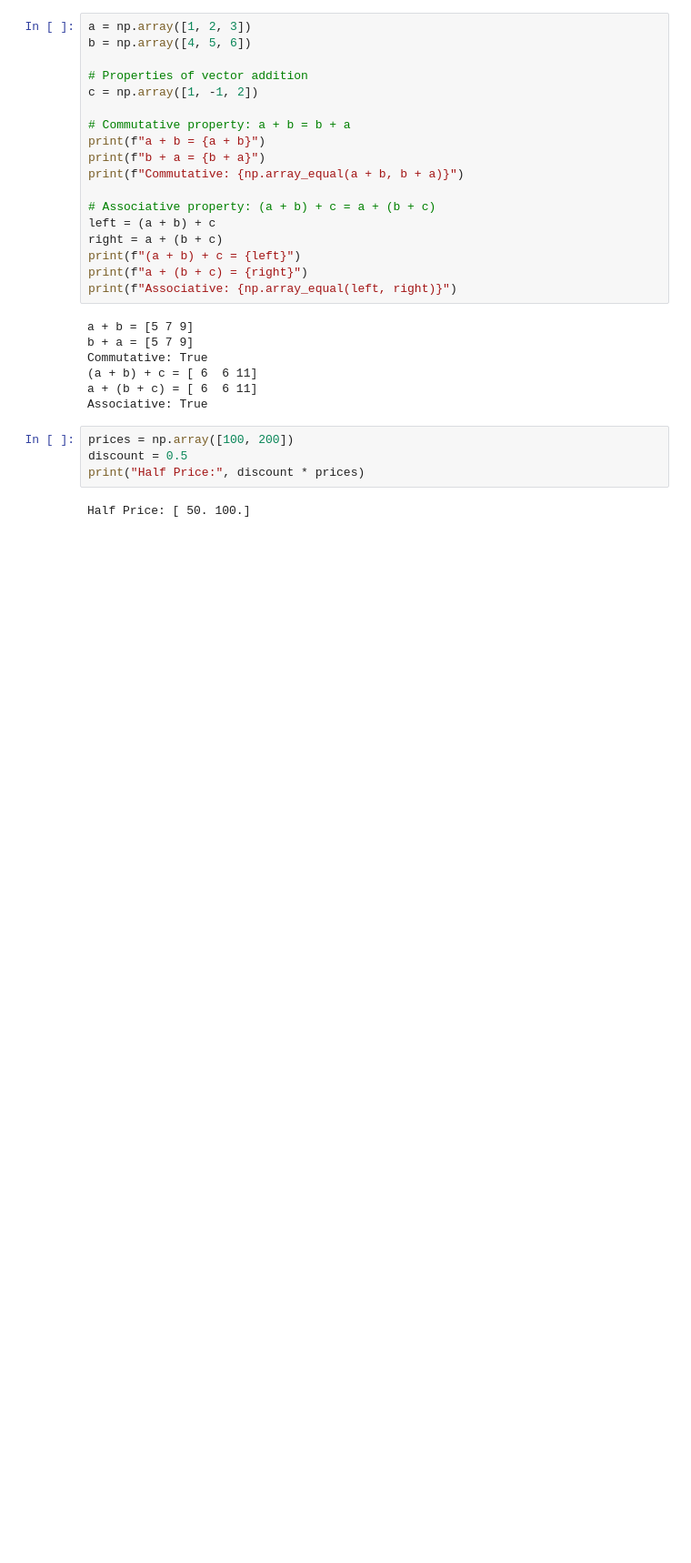
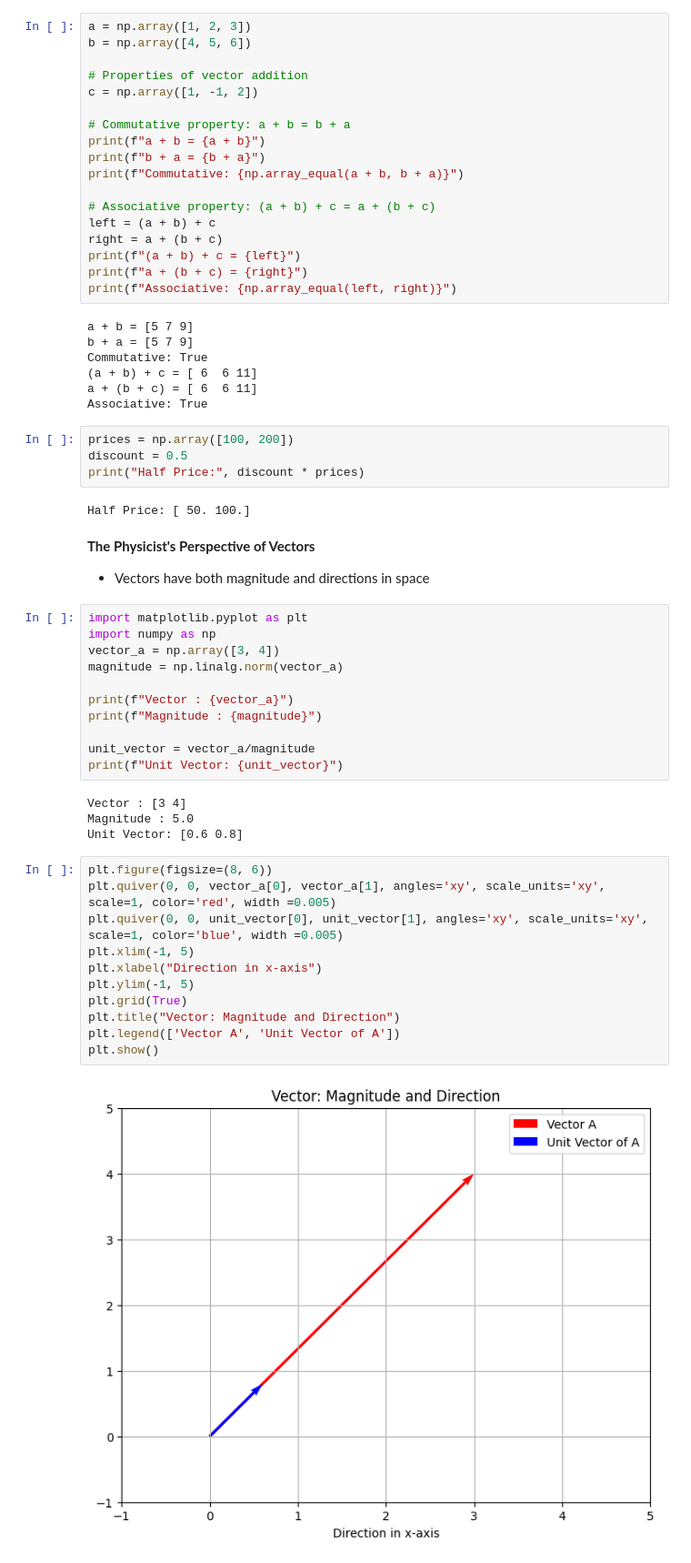
Before and after one commit to SamuelDasaolu/GEN-AI, a Jupyter notebook: WEEK 7/working_with_numpy2.ipynb, the cells around one changed output. Shown at 91% size. Saved outputs shown, nothing was run; the diff lists cells and outputs as text; blank space fills up the shorter version.

```diff
--- a/WEEK 7/working_with_numpy2.ipynb
+++ b/WEEK 7/working_with_numpy2.ipynb
@@ -70,3 +70,35 @@ discount = 0.5
 print("Half Price:", discount * prices)
 # %% [output]
 Half Price: [ 50. 100.]
+# %% [markdown]
+**The Physicist's Perspective of Vectors**
+
+- Vectors have both magnitude and directions in space
+# %%
+import matplotlib.pyplot as plt
+import numpy as np
+vector_a = np.array([3, 4])
+magnitude = np.linalg.norm(vector_a)
+
+print(f"Vector : {vector_a}")
+print(f"Magnitude : {magnitude}")
+
+unit_vector = vector_a/magnitude
+print(f"Unit Vector: {unit_vector}")
+# %% [output]
+Vector : [3 4]
+Magnitude : 5.0
+Unit Vector: [0.6 0.8]
+# %%
+plt.figure(figsize=(8, 6))
+plt.quiver(0, 0, vector_a[0], vector_a[1], angles='xy', scale_units='xy', scale=1, color='red', width =0.005)
+plt.quiver(0, 0, unit_vector[0], unit_vector[1], angles='xy', scale_units='xy', scale=1, color='blue', width =0.005)
+plt.xlim(-1, 5)
+plt.xlabel("Direction in x-axis")
+plt.ylim(-1, 5)
+plt.grid(True)
+plt.title("Vector: Magnitude and Direction")
+plt.legend(['Vector A', 'Unit Vector of A'])
+plt.show()
+# %% [output]
+[figure, added]
```
Also changed, not shown: parts of 7 cells of this notebook.
